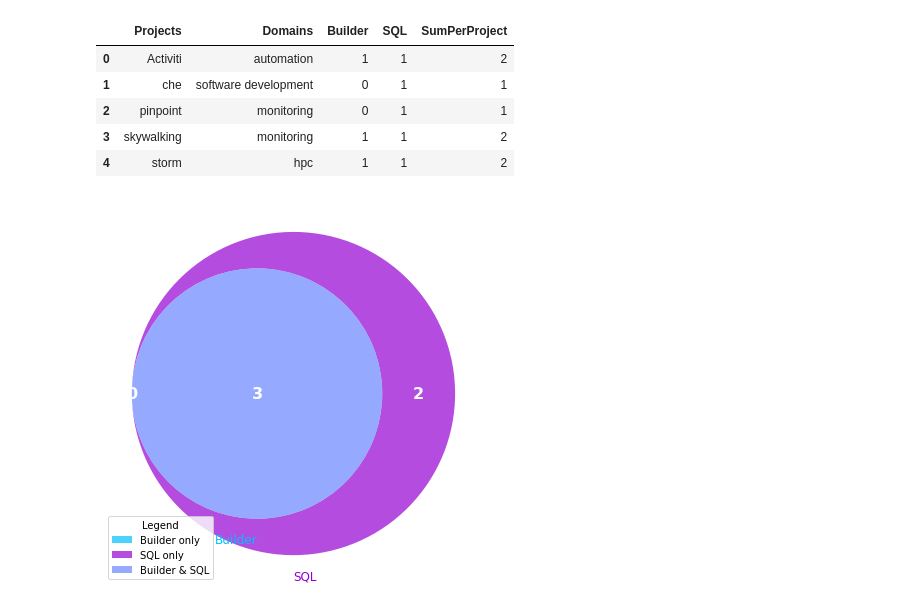
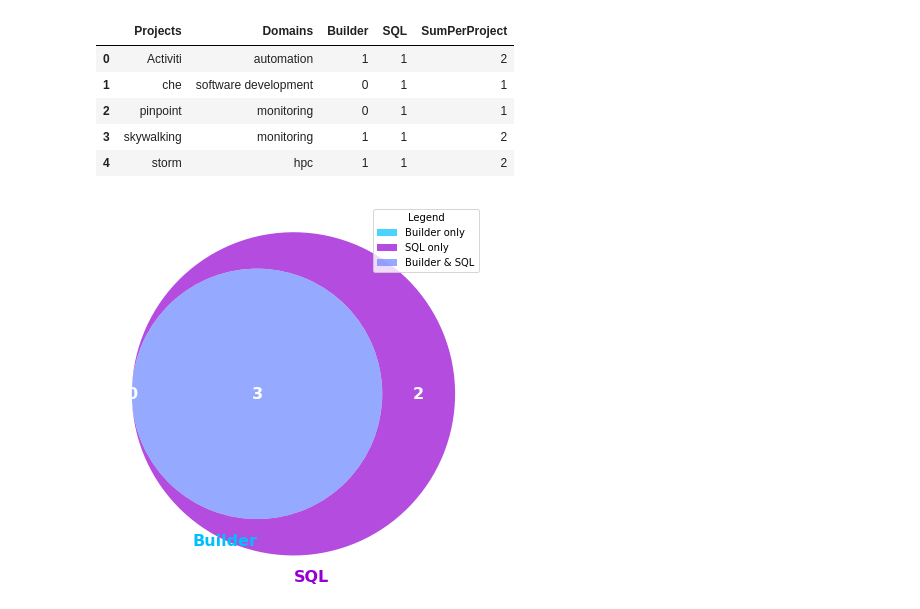
Before and after one commit to gems-uff/db-mining, a Jupyter notebook: src/characterization_implementation.ipynb, the cells around one changed output. Drawn from its saved outputs; the diff is of its cells as text; code cells hidden in the pictures.

Commit message:
Venn diagram of Builder and SQL

```diff
--- a/src/characterization_implementation.ipynb
+++ b/src/characterization_implementation.ipynb
@@ -212,41 +212,43 @@ AB_overlap = 0
 A_rest = 0
 B_rest = 0
 
-for i in range(5):
+for i in range(len(df)):
     if (df.at[i,'Builder'] == df.at[i, 'SQL']):
         AB_overlap += 1
-    elif (df.at[i,'Builder'] != df.at[i, 'SQL']) and df.at[i,'SQL'] == 1:
+    elif (df.at[i,'Builder'] != df.at[i, 'SQL']) and (df.at[i,'SQL'] == 1):
         B_rest += 1
-    elif (df.at[i,'Builder'] != df.at[i, 'SQL']) and df.at[i,'Builder'] == 1:
+    elif (df.at[i,'Builder'] != df.at[i, 'SQL']) and (df.at[i,'Builder'] == 1):
         A_rest += 1
 
 sets = Counter()
 sets['10'] = A_rest
 sets['01'] = B_rest
 sets['11'] = AB_overlap
 
 labels = ('Builder', 'SQL')
 plt.figure(figsize=(7,7))
 ax = plt.gca()
 colors = ['deepskyblue','darkviolet']
 v = venn2(subsets=sets, set_labels=labels, ax=ax,set_colors= colors, alpha=0.7)
 
 i = 0
 for text in v.set_labels:
   text.set_color(colors[i])
+  text.set_fontsize(16)
+  text.set_fontweight('bold')
   i+=1
 
 for text in v.subset_labels:
   text.set_color('white')
   text.set_fontsize(16)
   text.set_fontweight('bold')
 
 h = []
 for i in sets:
     h.append(v.get_patch_by_id(i))
 l = ['Builder only','SQL only','Builder & SQL']
-ax.legend(handles=h, labels=l, title="Legend",loc='lower left')
+ax.legend(handles=h, labels=l, title="Legend",loc='upper right')
 
 plt.show()
 # %% [output]
-[figure, old version]
+[figure, new version]
```
